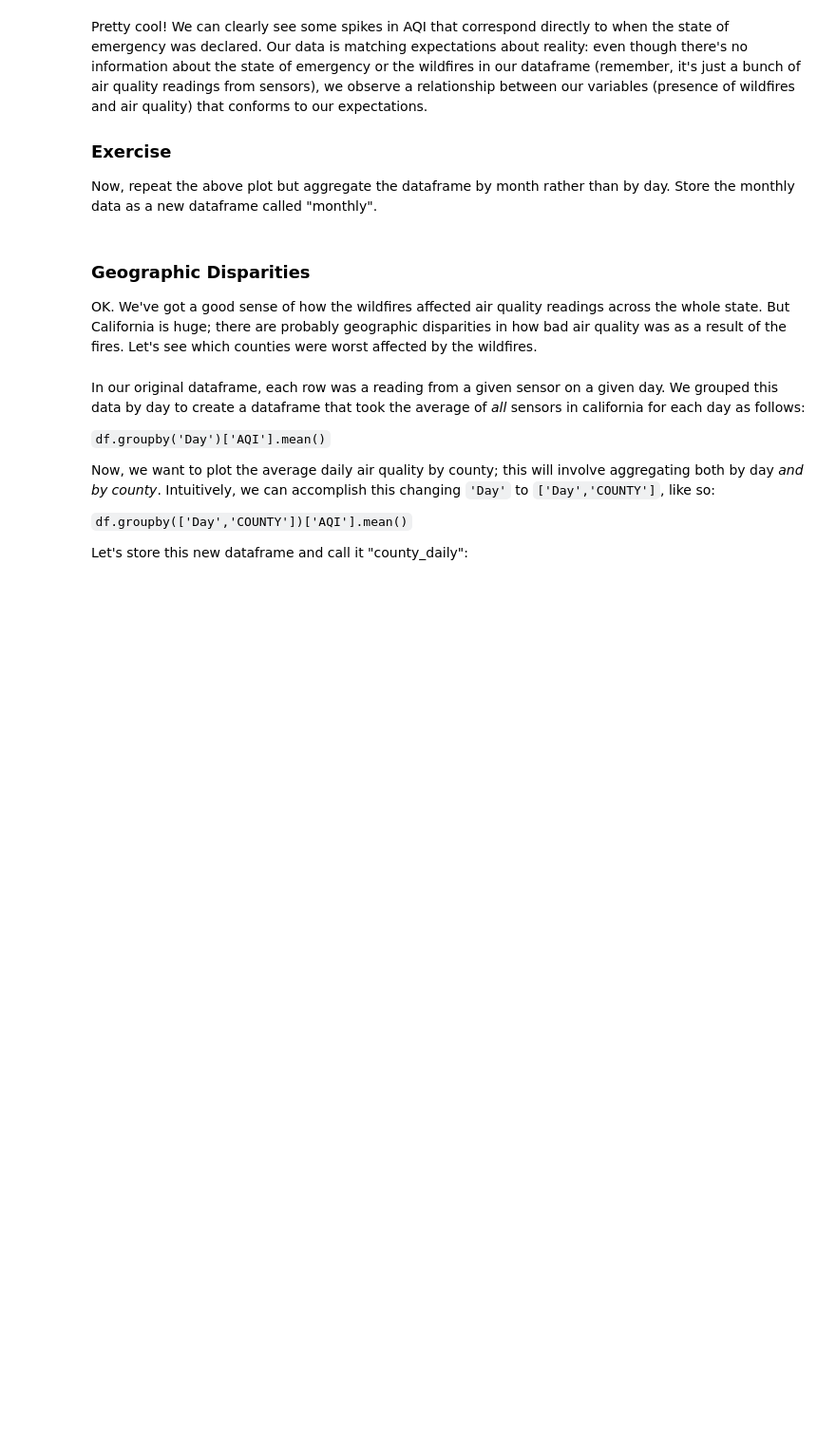
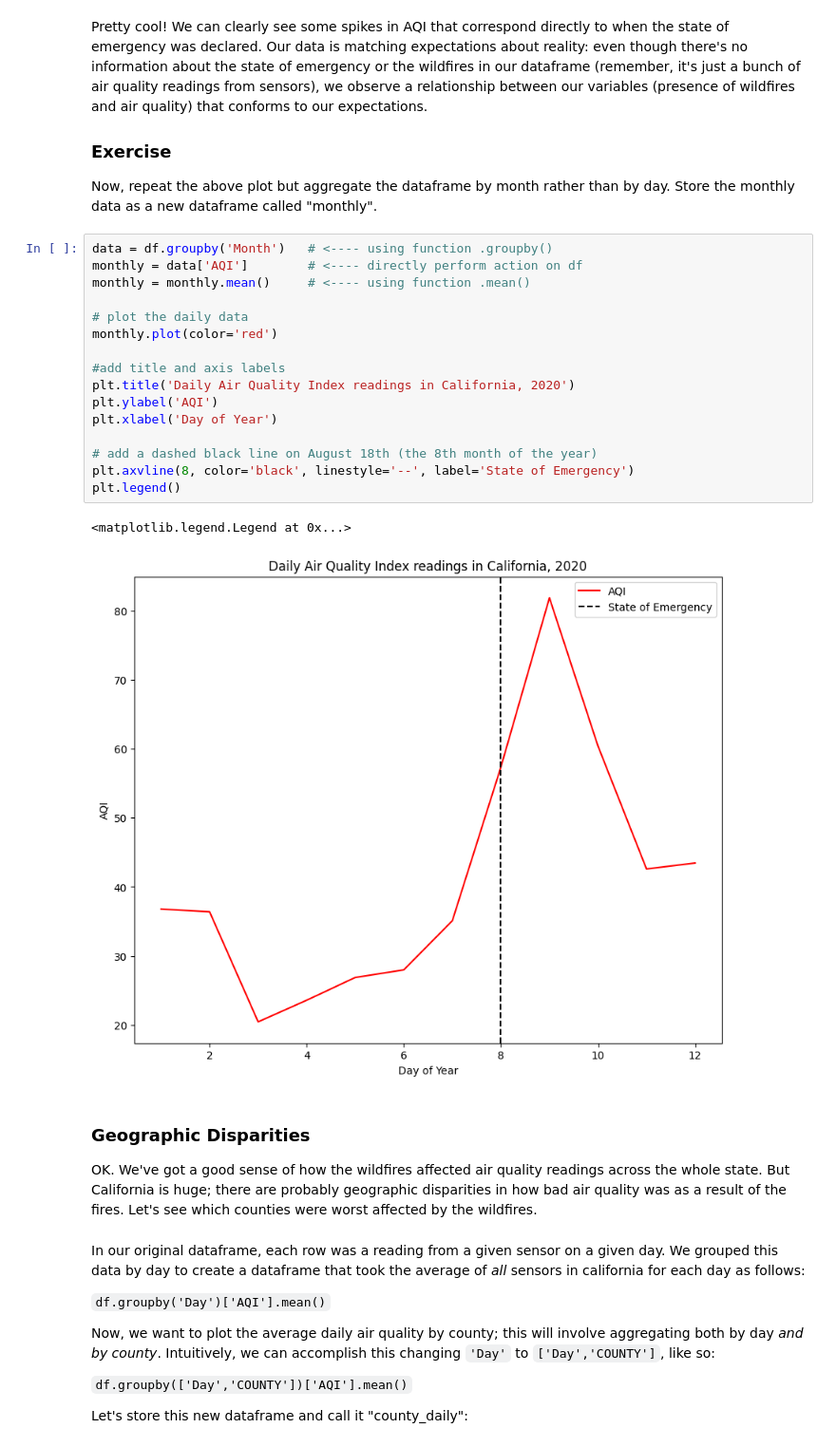
Before and after one commit to Bol-C14/QM2, a Jupyter notebook: notebooks/W03. Spatial Data.ipynb, the cells around one changed output. Shown at 95% size. Saved outputs shown, nothing was run; the diff lists cells and outputs as text; blank space fills up the shorter version.

```diff
--- a/notebooks/W03. Spatial Data.ipynb
+++ b/notebooks/W03. Spatial Data.ipynb
@@ -167,6 +188,25 @@ Pretty cool! We can clearly see some spikes in AQI that correspond directly to w
 
 ### Exercise
 Now, repeat the above plot but aggregate the dataframe by month rather than by day. Store the monthly data as a new dataframe called "monthly".
+# %%
+data = df.groupby('Month')   # <---- using function .groupby()
+monthly = data['AQI']        # <---- directly perform action on df
+monthly = monthly.mean()     # <---- using function .mean()
+
+# plot the daily data
+monthly.plot(color='red')
+
+#add title and axis labels
+plt.title('Daily Air Quality Index readings in California, 2020')
+plt.ylabel('AQI')
+plt.xlabel('Day of Year')
+
+# add a dashed black line on August 18th (the 8th month of the year)
+plt.axvline(8, color='black', linestyle='--', label='State of Emergency')
+plt.legend()
+# %% [output]
+<matplotlib.legend.Legend at 0x...>
+[figure, added]
 # %% [markdown]
 ### Geographic Disparities
 
```
Also changed, not shown: parts of 16 cells of this notebook.
